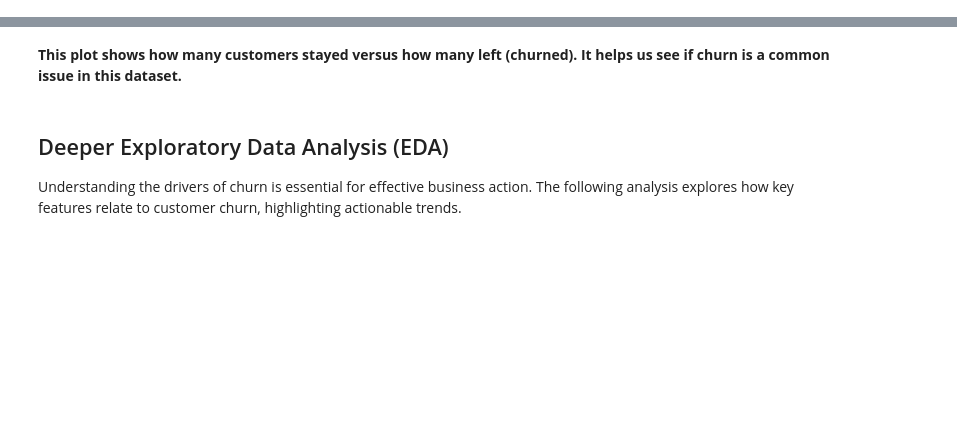
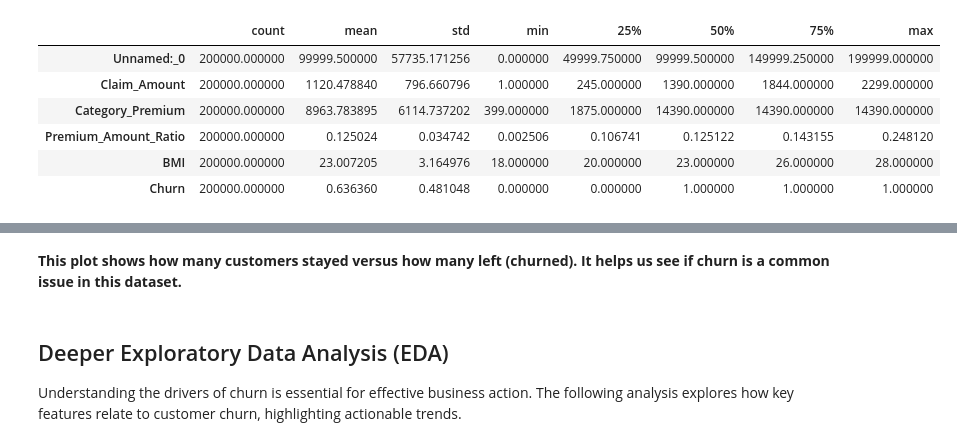
Before and after one commit to eberleben15/life-insurance-customer-churn, a Jupyter notebook: life_insurance_churn_analysis.ipynb, the cells around one changed output, grey strips where cells are left out. Saved outputs shown, nothing was run; the diff lists cells and outputs as text; code cells hidden in the pictures; blank space fills up the shorter version.

```diff
--- a/life_insurance_churn_analysis.ipynb
+++ b/life_insurance_churn_analysis.ipynb
@@ -21,13 +216,39 @@ df = df.dropna(subset=['Churn'])
 # %%
-# Print columns to verify after loading
+# Data Quality Assessment
 print('Columns:', df.columns.tolist())
 
-# Improved feature engineering with error handling
+print('\nMissing values per column:')
+missing_data = df.isnull().sum().to_frame()
+missing_data.columns = ['Missing Values']
+missing_data['Percentage'] = (df.isnull().sum() / len(df) * 100).values
+# Only show columns with missing values
+missing_data = missing_data[missing_data['Missing Values'] > 0]
+if len(missing_data) > 0:
+    show_full_dataframe(missing_data, "Columns with Missing Values")
+else:
+    print("No missing values found in the dataset")
+
+print('\nBasic statistics:')
+show_full_dataframe(df.describe().T, "Statistical Summary of Numeric Features")
+
+# Enhanced data type and value count information
+print('\nData types and unique values:')
+data_types = pd.DataFrame({
+    'Data Type': df.dtypes,
+    'Unique Values': df.nunique(),
+    'Sample Values': [str(df[col].dropna().sample(3).tolist())[:50] + '...'
+                      if df[col].nunique() > 3 else df[col].unique()
+                      for col in df.columns]
+})
+show_full_dataframe(data_types, "Data Types and Value Counts")
+
+# Simple feature engineering for deep learning
 try:
     # Ensure numeric columns are properly converted
     for col in ['Claim_Amount', 'Category_Premium', 'Premium_Amount_Ratio', 'BMI']:
         if col in df.columns:
             df[col] = pd.to_numeric(df[col], errors='coerce')
+            print(f'Converted {col} to numeric. Range: {df[col].min()} to {df[col].max()}')
 
     # Only process Company_Name if it exists and is not already one-hot encoded
     if 'Company_Name' in df.columns:
@@ -35,21 +256,40 @@ try:
         top_n = min(10, n_companies)
         top_companies = df['Company_Name'].value_counts().nlargest(top_n).index
         df['Company_Name'] = df['Company_Name'].where(df['Company_Name'].isin(top_companies), 'Other')
+        print(f'Processed Company_Name: {top_n} top companies retained, others grouped as "Other"')
 
-    # Safer Claim to Premium Ratio
+        # Show the distribution of companies
+        company_counts = df['Company_Name'].value_counts()
+        print("\nCompany distribution after processing:")
+        show_full_dataframe(company_counts.to_frame(), "Company Counts")
+
+    # Simple ratio feature
     if 'Claim_Amount' in df.columns and 'Category_Premium' in df.columns:
         df['Claim_to_Premium_Ratio'] = np.where(
             df['Category_Premium'] > 0,
             df['Claim_Amount'] / df['Category_Premium'],
             0
         )
+        print('Created Claim_to_Premium_Ratio feature')
 
-    # One-hot encode selected categorical features only if they exist and are not already encoded
-    cat_cols = [col for col in ['Claim_Reason', 'Data_confidentiality', 'Claim_Request_output', 'Company_Name'] if col in df.columns]
+    # One-hot encode categorical features
+    cat_cols = [col for col in ['Claim_Reason', 'Data_confidentiality', 'Claim_Request_output', 'Company_Name']
+                if col in df.columns]
+
     if cat_cols:
         for cat_col in cat_cols:
             df[cat_col] = df[cat_col].fillna('Unknown')
-        df = pd.get_dummies(df, columns=cat_cols, drop_first=True)
+            print(f'Categories in {cat_col}: {df[cat_col].nunique()} unique values')
+
+            # Show value counts for each categorical feature
+            value_counts = df[cat_col].value_counts(normalize=True).to_frame() * 100
+            value_counts.columns = ['Percentage']
+            print(f"\nDistribution of {cat_col}:")
+            show_full_dataframe(value_counts, f"{cat_col} Distribution (%)")
+
+        print('One-hot encoding categorical features...')
+        df = pd.get_dummies(df, columns=cat_cols, drop_first=False)
+        print(f'After encoding, dataframe has {df.shape[1]} columns')
     else:
         print('No categorical columns to encode or already encoded.')
 
@@ -67,14 +307,31 @@ try:
     X = X.fillna(0)
 
     # Print feature summary before modeling
-    print('Feature columns:', X.columns.tolist())
-    print('Feature variance:', X.var().sort_values(ascending=False).head(10))
+    print('\nFeature preparation complete:')
+    print(f'- Features: {X.shape[1]} columns')
+    print(f'- Samples: {X.shape[0]} rows')
+    print(f'- Target distribution:')
+    target_dist = y.value_counts(normalize=True).to_frame() * 100
+    target_dist.columns = ['Percentage']
+    show_full_dataframe(target_dist, "Target Distribution (%)")
 
-    # Train-test split and scaling
+    # Train-test split with stratification
     X_train, X_test, y_train, y_test = train_test_split(X, y, test_size=0.2, random_state=42, stratify=y)
+
+    # Feature scaling - essential for deep learning
     scaler = StandardScaler()
     X_train_scaled = scaler.fit_transform(X_train)
     X_test_scaled = scaler.transform(X_test)
+    print(f'Data split into {X_train.shape[0]} training and {X_test.shape[0]} testing samples')
+
+    # Show a sample of the training data to confirm structure
+    print("\nSample of training features (first 5 rows, first 10 columns):")
+    train_sample = pd.DataFrame(
+        X_train_scaled[:5, :10],
+        columns=X.columns[:10]
+    )
+    show_full_dataframe(train_sample, "Sample of Scaled Training Data")
+
 except Exception as e:
     print('Feature engineering error:', e)
 # %% [output]
@@ -93,0 +345,7 @@ dtype: float64
+|  | count | mean | std | min | 25% | 50% | 75% | max |
+| Unnamed:_0 | 200000.000000 | 99999.500000 | 57735.171256 | 0.000000 | 49999.750000 | 99999.500000 | 149999.250000 | 199999.000000 |
+| Claim_Amount | 200000.000000 | 1120.478840 | 796.660796 | 1.000000 | 245.000000 | 1390.000000 | 1844.000000 | 2299.000000 |
+| Category_Premium | 200000.000000 | 8963.783895 | 6114.737202 | 399.000000 | 1875.000000 | 14390.000000 | 14390.000000 | 14390.000000 |
+| Premium_Amount_Ratio | 200000.000000 | 0.125024 | 0.034742 | 0.002506 | 0.106741 | 0.125122 | 0.143155 | 0.248120 |
+| BMI | 200000.000000 | 23.007205 | 3.164976 | 18.000000 | 20.000000 | 23.000000 | 26.000000 | 28.000000 |
+| Churn | 200000.000000 | 0.636360 | 0.481048 | 0.000000 | 0.000000 | 1.000000 | 1.000000 | 1.000000 |
```
Also changed, not shown: parts of 25 cells of this notebook, 3 other files.
